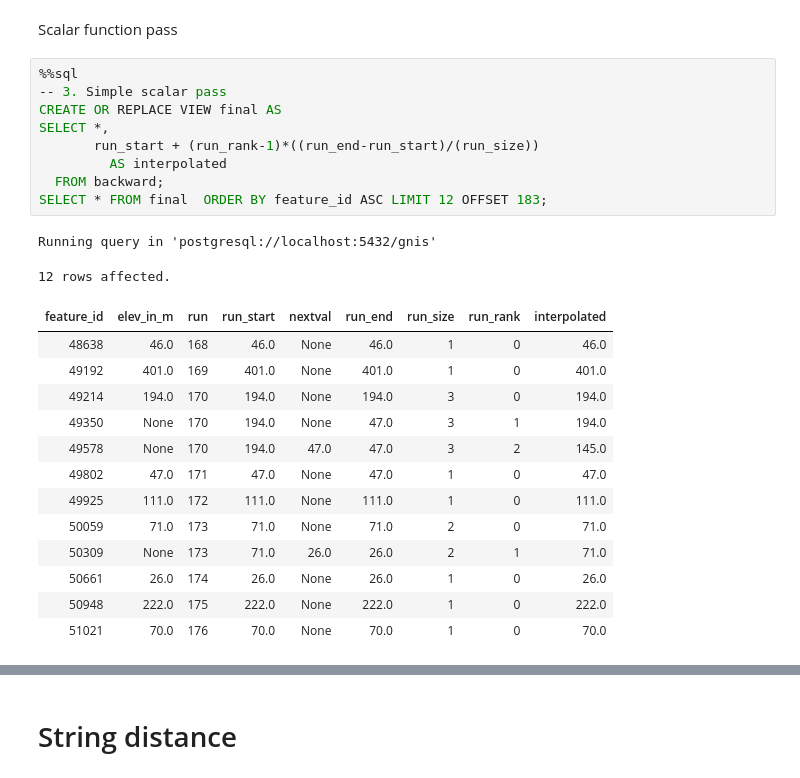
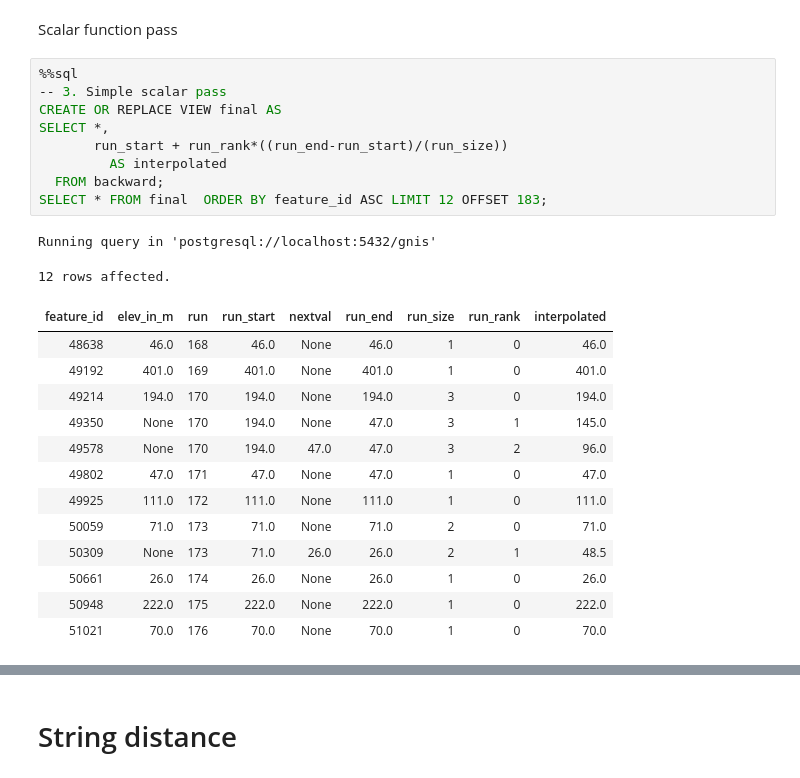
Before and after one commit to cal-data-eng/sp24-materials, a Jupyter notebook: lecture/lec16/lec16-Imputation-ER.ipynb, the cells around one changed output, grey strips where cells are left out. Drawn from its saved outputs; the diff is of its cells as text.

```diff
--- a/lecture/lec16/lec16-Imputation-ER.ipynb
+++ b/lecture/lec16/lec16-Imputation-ER.ipynb
@@ -318,25 +319,25 @@ Scalar function pass
 # %%
 %%sql
 -- 3. Simple scalar pass
 CREATE OR REPLACE VIEW final AS
 SELECT *,
-       run_start + (run_rank-1)*((run_end-run_start)/(run_size))
+       run_start + run_rank*((run_end-run_start)/(run_size))
          AS interpolated
   FROM backward;
 SELECT * FROM final  ORDER BY feature_id ASC LIMIT 12 OFFSET 183;
 # %% [output]
 Running query in 'postgresql://localhost:5432/gnis'
 12 rows affected.
 | feature_id | elev_in_m | run | run_start | nextval | run_end | run_size | run_rank | interpolated |
 | 48638 | 46.0 | 168 | 46.0 | None | 46.0 | 1 | 0 | 46.0 |
 | 49192 | 401.0 | 169 | 401.0 | None | 401.0 | 1 | 0 | 401.0 |
 | 49214 | 194.0 | 170 | 194.0 | None | 194.0 | 3 | 0 | 194.0 |
-| 49350 | None | 170 | 194.0 | None | 47.0 | 3 | 1 | 194.0 |
-| 49578 | None | 170 | 194.0 | 47.0 | 47.0 | 3 | 2 | 145.0 |
+| 49350 | None | 170 | 194.0 | None | 47.0 | 3 | 1 | 145.0 |
+| 49578 | None | 170 | 194.0 | 47.0 | 47.0 | 3 | 2 | 96.0 |
 | 49802 | 47.0 | 171 | 47.0 | None | 47.0 | 1 | 0 | 47.0 |
 | 49925 | 111.0 | 172 | 111.0 | None | 111.0 | 1 | 0 | 111.0 |
 | 50059 | 71.0 | 173 | 71.0 | None | 71.0 | 2 | 0 | 71.0 |
-| 50309 | None | 173 | 71.0 | 26.0 | 26.0 | 2 | 1 | 71.0 |
+| 50309 | None | 173 | 71.0 | 26.0 | 26.0 | 2 | 1 | 48.5 |
 | 50661 | 26.0 | 174 | 26.0 | None | 26.0 | 1 | 0 | 26.0 |
 | 50948 | 222.0 | 175 | 222.0 | None | 222.0 | 1 | 0 | 222.0 |
 | 51021 | 70.0 | 176 | 70.0 | None | 70.0 | 1 | 0 | 70.0 |
```
Also changed, not shown: parts of 2 cells of this notebook.
